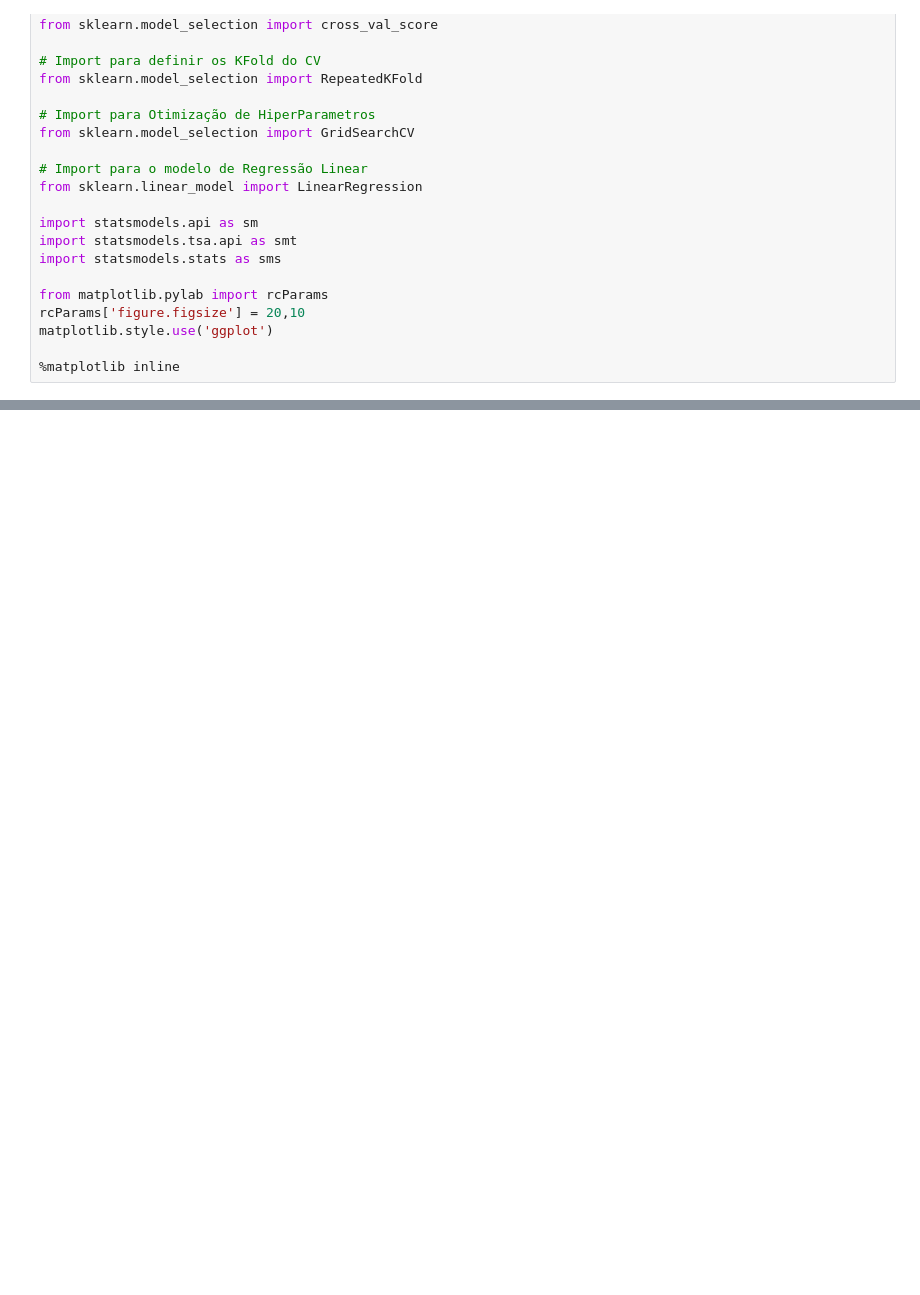
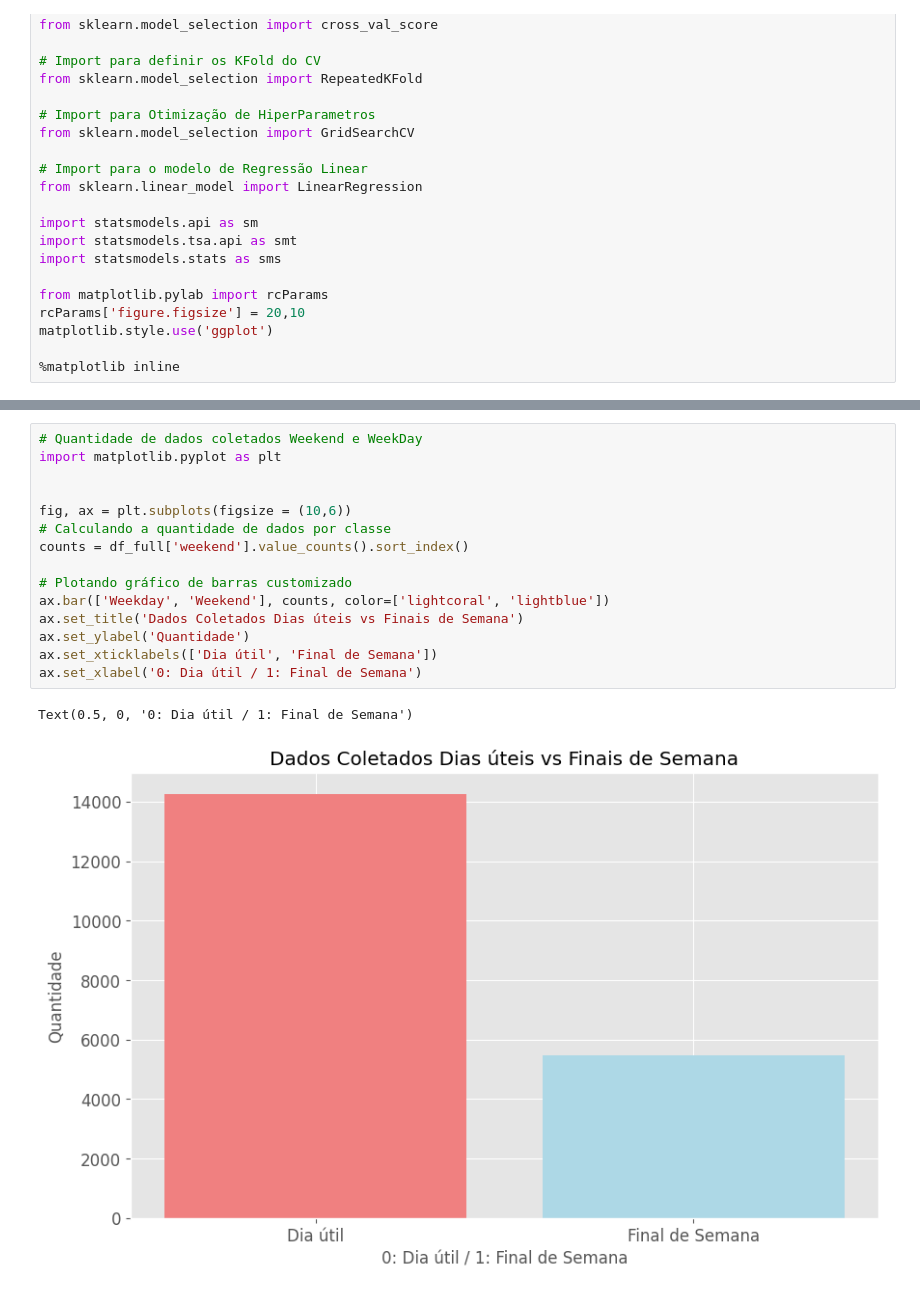
Before and after one commit to VitordsAmorim/previsao_consumo_energia, a Jupyter notebook: main.ipynb, the cells around one changed output, grey strips where cells are left out. Saved outputs shown, nothing was run; the diff lists cells and outputs as text; blank space fills up the shorter version.

```diff
--- a/main.ipynb
+++ b/main.ipynb
@@ -82,0 +235,18 @@ for dirname, _, filenames in os.walk('/kaggle/input'):
+# %%
+# Quantidade de dados coletados Weekend e WeekDay
+import matplotlib.pyplot as plt
+
+
+fig, ax = plt.subplots(figsize = (10,6))
+# Calculando a quantidade de dados por classe
+counts = df_full['weekend'].value_counts().sort_index()
+
+# Plotando gráfico de barras customizado
+ax.bar(['Weekday', 'Weekend'], counts, color=['lightcoral', 'lightblue'])
+ax.set_title('Dados Coletados Dias úteis vs Finais de Semana')
+ax.set_ylabel('Quantidade')
+ax.set_xticklabels(['Dia útil', 'Final de Semana'])
+ax.set_xlabel('0: Dia útil / 1: Final de Semana')
+# %% [output]
+Text(0.5, 0, '0: Dia útil / 1: Final de Semana')
+[figure, added]
```
Also changed, not shown: parts of 28 cells of this notebook.
